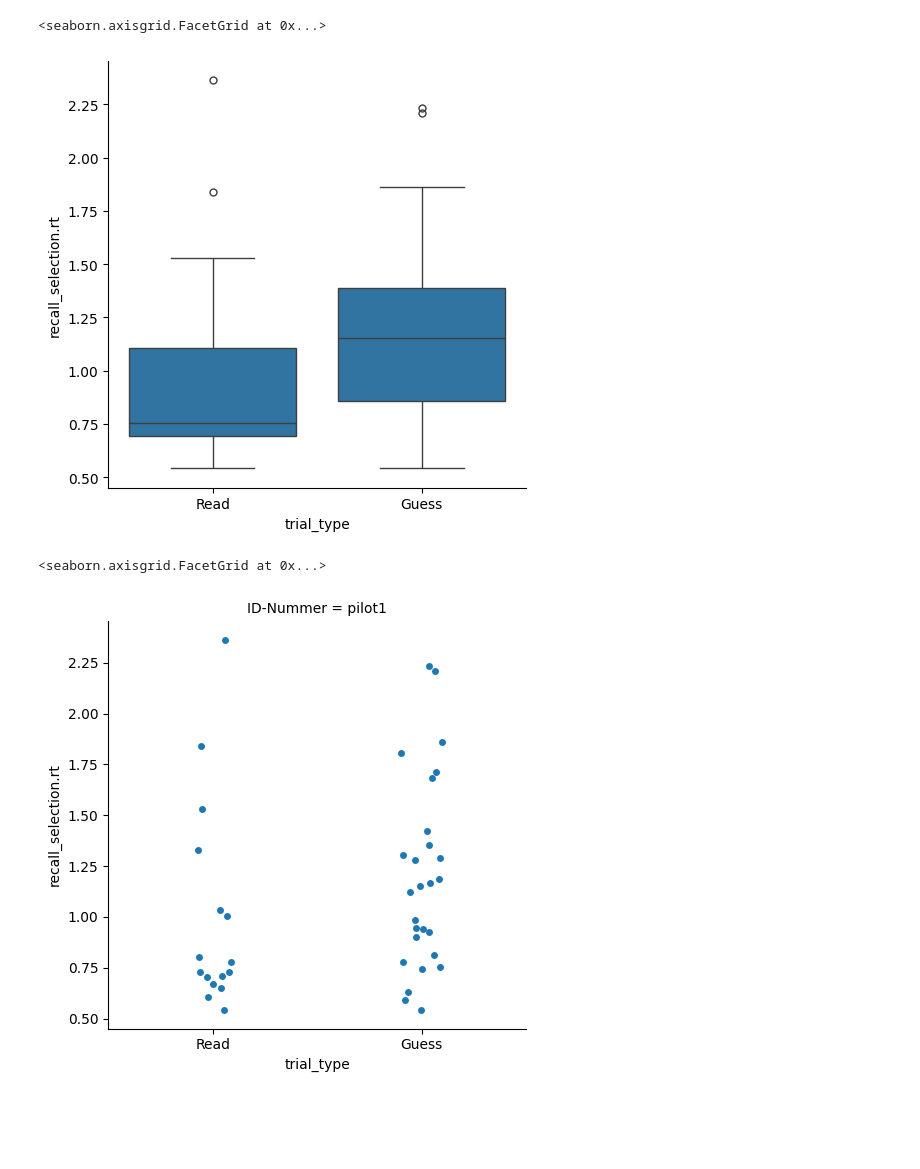
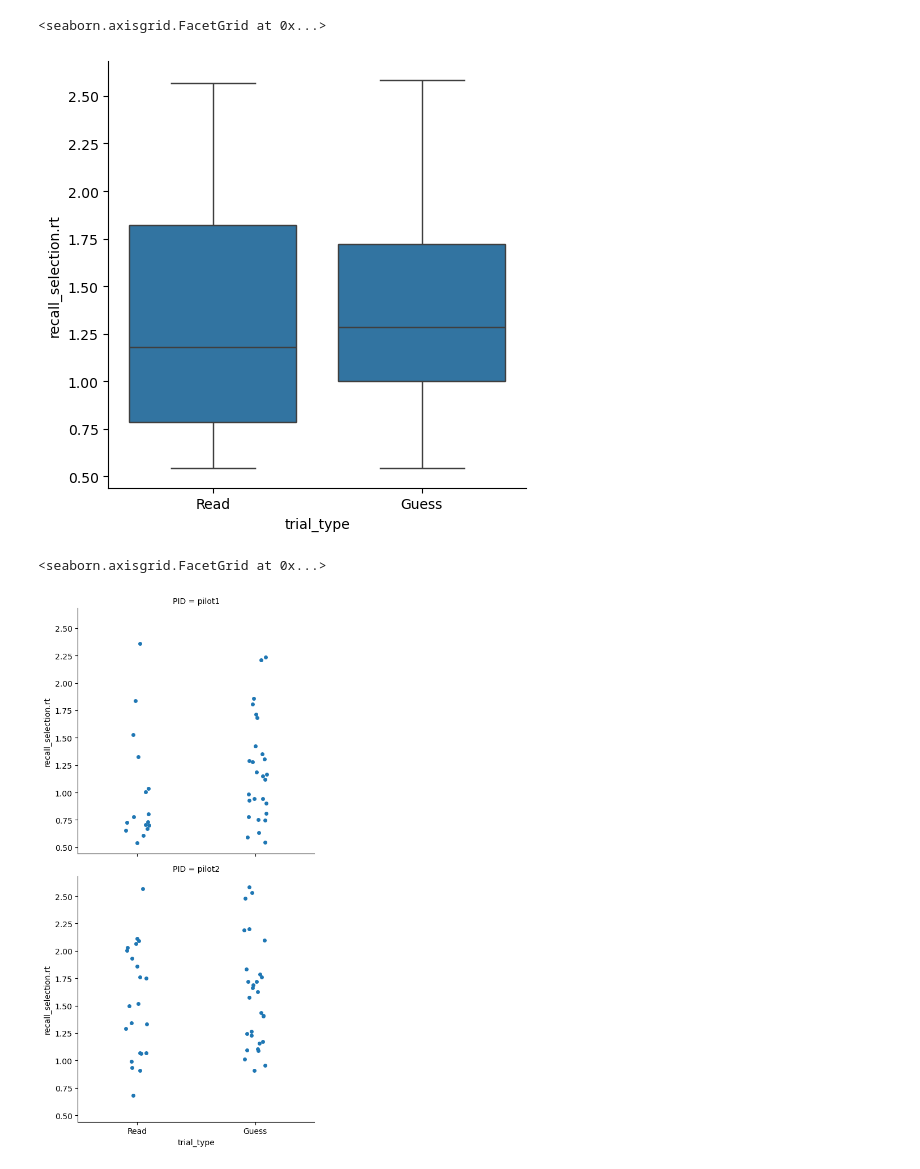
Before and after one commit to zs-nemecz/Guess_fMRI, a Jupyter notebook: behavioral_data_analysis.ipynb, the cells around one changed output. Cells and saved outputs as stored; diff of their text form; code cells hidden in the pictures; blank space fills up the shorter version.

```diff
--- a/behavioral_data_analysis.ipynb
+++ b/behavioral_data_analysis.ipynb
@@ -12,5 +8,5 @@ C:\Users\Asus\anaconda3\lib\site-packages\numpy\.libs\libopenblas.fb5ae2tyxyh2ij
 # %%
-datafiles = [join('.\data', f) for f in listdir('./data') if join('./data', f).endswith(".csv")]
+datafiles = [join('.\\data', f) for f in listdir('./data') if join('./data', f).endswith(".csv")]
 # %%
 counter = 0
 frames = []
@@ -18,8 +14,8 @@ IDs = []
 for f in datafiles:
 
     if "end_part2_text.started" in pd.read_csv(f):
-        df = pd.read_csv(f, converters={'ID-Nummer': str})
-        IDs.append(df["ID-Nummer"][0])
+        df = pd.read_csv(f, converters={'PID': str})
+        IDs.append(df["PID"][0])
         frames.append(df)
         counter += 1
 print('Number of finished experiments', counter)
@@ -34,12 +30,13 @@ Number of finished experiments 1
 # living_nonliving.keys : (fg) living/nonliving
 # living_nonliving.rt
 # %%
-all_trials = pd.concat(frames,  ignore_index = True).filter(["ID-Nummer", "Alter", "Geschlecht", "date", "cue", "target", "list_item",
+all_trials = pd.concat(frames,  ignore_index = True).filter(["PID", "Alter", "Geschlecht", "date", "cue", "target", "list_item",
                                       "trial_type", "guess_reached.keys",
                                        "test_trials.thisIndex",
                                       "recall_reached.keys", "recall_reached.rt",
                                        "recall_selection.keys", "recall_selection.rt"])
-all_trials["recalled"] = (all_trials["recall_reached.keys"] == 2)
+all_trials["recalled"] = (all_trials["recall_reached.keys"] == 3)
+all_trials.loc[all_trials["PID"]=="pilot1", "recalled"] = (all_trials["recall_reached.keys"] == 2)
 # %%
 recall = all_trials.loc[all_trials["test_trials.thisIndex"] >= 0]
 recall
@@ -76,11 +73,11 @@ sns.catplot(data = recall, kind = "violin", x="trial_type", y = "recall_selectio
 sns.catplot(data = recall,  x="trial_type", y = "recall_selection.rt", kind='box')
 # %% [output]
 <seaborn.axisgrid.FacetGrid at 0x...>
-[figure, old version]
+[figure, new version]
 # %%
 # Note: participant 879824 did not use the numeric keys, but the actual letter keys to select the last letter
-sns.catplot(data = recall,  x="trial_type", y = "recall_selection.rt", row="ID-Nummer")
+sns.catplot(data = recall,  x="trial_type", y = "recall_selection.rt", row="PID")
 # %% [output]
 <seaborn.axisgrid.FacetGrid at 0x...>
-[figure, old version]
+[figure, new version]
 # %%
```
Also changed, not shown: parts of 10 cells of this notebook, 17 other files.
